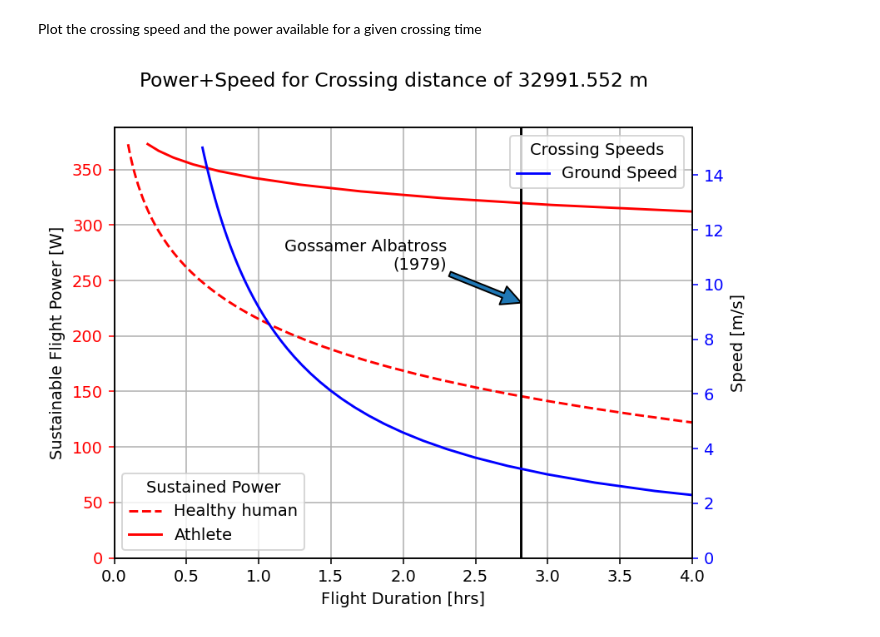
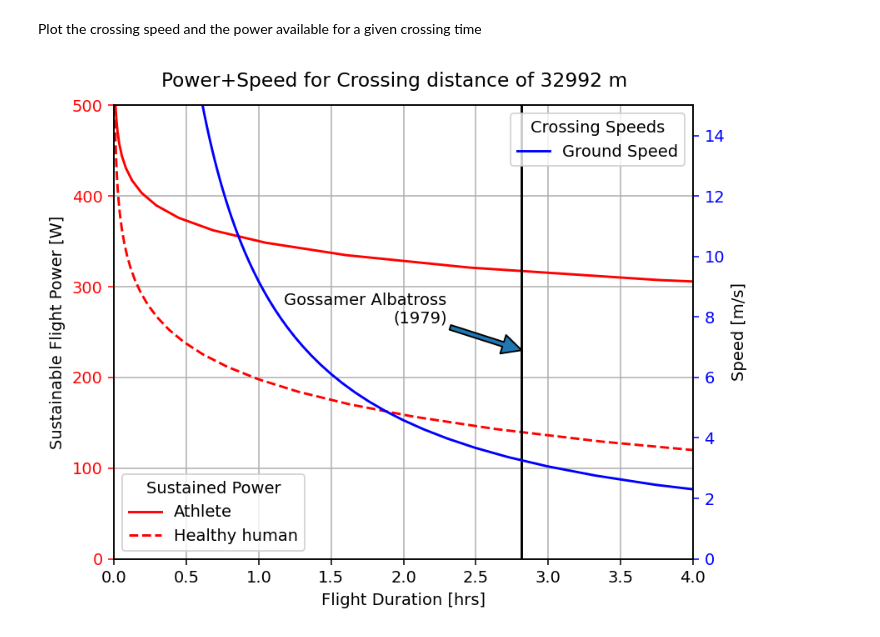
Before and after one commit to yaseen157/carpy, a Jupyter notebook: docs/source/user/Channel Crosser HPA/Sustained Power Modelling.ipynb, the cells around one changed output. Cells and saved outputs as stored; diff of their text form; code cells hidden in the pictures.

Commit message:
More useful/applicable power modelling

```diff
--- a/docs/source/user/Channel Crosser HPA/Sustained Power Modelling.ipynb
+++ b/docs/source/user/Channel Crosser HPA/Sustained Power Modelling.ipynb
@@ -32,37 +32,50 @@ def cnuf(y, a, b, c):
     """Inverse of func."""
     return np.log(y / a) / -b + c
 
-# Model parameters for a healthy human's sustained power output
-p0 = (1, 1e-2, max(data_healthy["power"]).x)
-popt_healthy, _ = curve_fit(func, data_healthy["power"], data_healthy["time"], p0=p0)
+def compute_sigma(dataset):
+    # Initial distribution
+    sigma = (np.arange(dataset["power"].size)[::-1] + 1) * 0.1
+    sigma **= 1.5
+
+    # Raise sigma for anything that isn't the three lowest times
+    sigma[np.argsort(dataset["time"].x)[3:]] = 5
+
+    return sigma
 
 # Model parameters for an athlete's sustained power output
 p0 = (1, 1e-2, max(data_athlete["power"]).x)
-popt_athlete, _ = curve_fit(func, data_athlete["power"], data_athlete["time"], p0=p0)
+popt_athlete, _ = curve_fit(func, data_athlete["power"], data_athlete["time"], p0=p0, sigma=compute_sigma(data_athlete))
+
+# Model parameters for a healthy human's sustained power output
+p0 = (1, 1e-2, max(data_healthy["power"]).x)
+popt_healthy, _ = curve_fit(func, data_healthy["power"], data_healthy["time"], p0=p0, sigma=compute_sigma(data_healthy))
 # %% [markdown]
 Visualise the chart to make sure our models make sense
 # %%
-power = Quantity(np.linspace(0.1, 0.5), "hp")
+power = Quantity(np.linspace(0.1, 1), "hp")
+time_athlete = Quantity(func(power.to("W"), *popt_athlete), "s")
 time_healthy = Quantity(func(power.to("W"), *popt_healthy), "s")
-time_athlete = Quantity(func(power.to("W"), *popt_athlete), "s")
 
 from matplotlib import pyplot as plt
 
 fig, ax = plt.subplots(1, dpi=140)
 
 # Plot raw data
+ax.scatter(data_athlete["time"].to("hr"), data_athlete["power"], c="red")
 ax.scatter(data_healthy["time"].to("hr"), data_healthy["power"], c="blue")
-ax.scatter(data_athlete["time"].to("hr"), data_athlete["power"], c="red")
 
 # Plot models
-ax.plot(time_healthy.to("hr"), power, c="blue", label="Healthy human")
 ax.plot(time_athlete.to("hr"), power, c="red", label="Athlete")
+ax.plot(time_healthy.to("hr"), power, c="blue", label="Healthy human", ls="--")
 
 ax.set_xlim(0, 8)
-ax.set_title("Sustained Cycling Power")
+ax.set_ylim(0, 450)
+ax.set_title("Sustained Cycling Power vs. Time to Exhaustion")
 ax.set_xlabel("Duration [hr]")
 ax.set_ylabel("Sustained Power [W]")
 ax.legend()
 ax.grid()
 plt.show()
+
+print(f"{popt_athlete=};\n{popt_healthy=}")
 # %% [output]
@@ -155,40 +166,42 @@ crossing_times = channel_dist / crossing_speeds
 Plot the crossing speed and the power available for a given crossing time
 # %%
 fig, ax = plt.subplots(1, dpi=140)
-fig.suptitle(f"Power+Speed for Crossing distance of {channel_dist}")
+fig.suptitle(f"Power+Speed for Crossing distance of {channel_dist:.0f}")
+fig.subplots_adjust(top=0.92)
 ax2 = ax.twinx()
 
 # Plot sustained power
+ax.plot(time_athlete.to("hr"), power.to("W"), c="red", ls="-", label="Athlete")
 line_p, = ax.plot(time_healthy.to("hr"), power.to("W"), c="red", ls="--", label="Healthy human")
-ax.plot(time_athlete.to("hr"), power.to("W"), c="red", ls="-", label="Athlete")
+
 
 # Plot crossing time
 line_t, = ax2.plot(crossing_times.to("hr"), crossing_speeds, ls="-", c="blue", label="Ground Speed")
 
 # Mark out the MacCready Gossamer Albatross' 1979 flight
 albatross_t = Quantity(2, "hr") + Quantity(49, "min")
 ax.axvline(albatross_t.to("hr"), c="black", ls="-")
 ax.annotate(
     "Gossamer Albatross\n(1979)",
     xy=(albatross_t.to("hr"), 230), xytext=(2.3, 260),
     arrowprops={"width":3}, horizontalalignment="right"
 )
 
 # Make axis 1 pretty
 ax.set_xlim(0, 4)
-ax.set_ylim(0, None)
+ax.set_ylim(0, 500)
 ax.set_xlabel("Flight Duration [hrs]")
 ax.set_ylabel("Sustainable Flight Power [W]")
 ax.tick_params(axis="y", colors=line_p.get_color())
 
 # Make axis 2 pretty
-ax2.set_ylim(0, None)
+ax2.set_ylim(0, max(crossing_speeds))
 ax2.set_ylabel("Speed [m/s]")
 ax2.tick_params(axis="y", colors=line_t.get_color())
 
 ax.legend(title="Sustained Power", loc="lower left")
 ax2.legend(title="Crossing Speeds", loc="upper right")
 ax.grid()
 plt.show()
 # %% [output]
-[figure, old version]
+[figure, new version]
```
Also changed, not shown: parts of 7 cells of this notebook.
